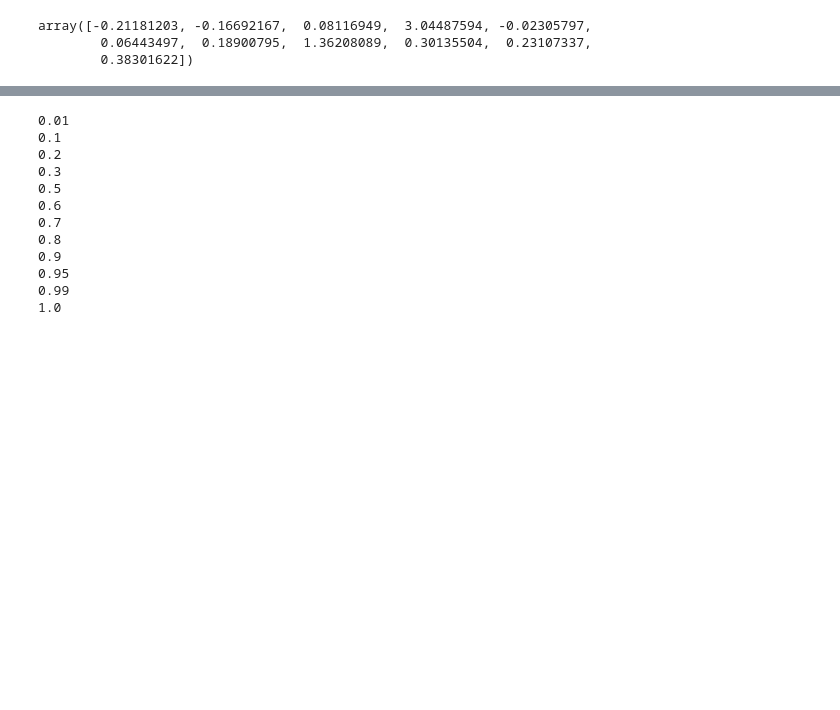
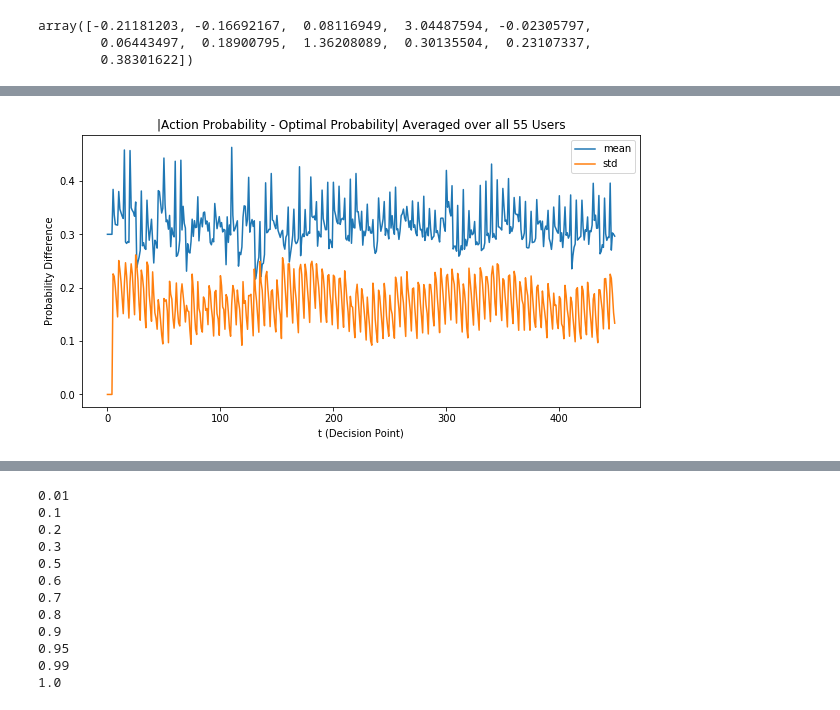
Before and after one commit to isaacxia10/heartsteps, a Jupyter notebook: BanditAlg/New Bandit Algorithm/banditThompsonCent-2.ipynb, the cells around one changed output, grey strips where cells are left out. Drawn from its saved outputs; the diff is of its cells as text; code cells hidden in the pictures; blank space fills up the shorter version.

```diff
--- a/BanditAlg/New Bandit Algorithm/banditThompsonCent-2.ipynb
+++ b/BanditAlg/New Bandit Algorithm/banditThompsonCent-2.ipynb
@@ -540,0 +664,20 @@ def run_simulation(coef0, coef1, S_sim, I_sim, resids_sim, reward_func, prior_mo
+# %%
+# QM 3
+def plot_QM3(regret, prob, action, opt, y_size = 5, x_size = 10):
+    ''' Time series of |probs (\pi_t(1 | S_t)) - opt_t(S_t)| for all t
+    averaged over all users
+
+    opt_t(S_t) = 0.8{optimal action is 1 in context S_t} + 0.2 {optimal action is 0 in context S_t}
+    '''
+
+    fig,ax = plt.subplots(1, 1, figsize = (x_size, y_size))
+
+    pd.DataFrame({"mean": np.mean(np.abs(prob - opt),axis=0), "std": np.std(np.abs(prob - opt),axis=0)}).plot(ax = ax ) #, legend = False)
+    ax.set_title('|Action Probability - Optimal Probability| Averaged over all ' + str(prob.shape[0]) + ' Users')
+    ax.set_ylabel('Probability Difference')
+    ax.set_xlabel('t (Decision Point)')
+
+
+plot_QM3(regret, prob, action, opt)
+# %% [output]
+[figure, added]
```
Also changed, not shown: parts of 48 cells of this notebook.
